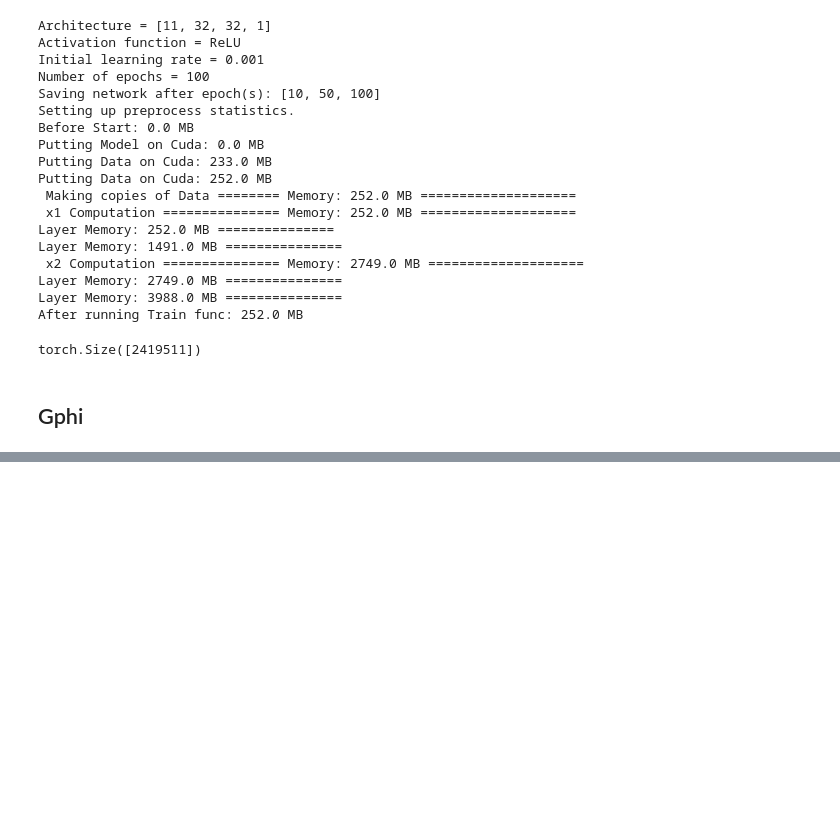
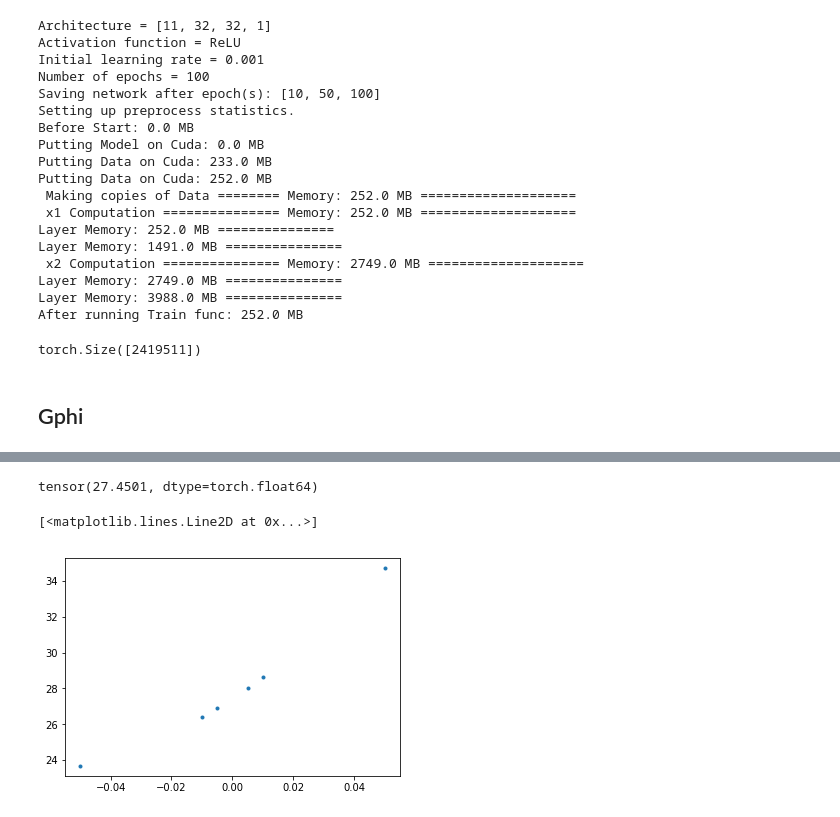
Before and after one commit to wulzer/ParametrizedClassifier, a Jupyter notebook: Example_Training.ipynb, the cells around one changed output, grey strips where cells are left out. Cells and saved outputs as stored; diff of their text form; code cells hidden in the pictures; blank space fills up the shorter version.

```diff
--- a/Example_Training.ipynb
+++ b/Example_Training.ipynb
@@ -274,0 +897,9 @@ KeyboardInterrupt:
+# %%
+td1 = OurTrainingData(['/data3/Training/TrainingData/SMTreeData/ChPsm.h5'],
+                    ['/data3/Training/TrainingData/GphiTreeData/ChPgphi5.h5',
+                     '/data3/Training/TrainingData/GphiTreeData/ChPgphi10.h5',
+                     '/data3/Training/TrainingData/GphiTreeData/ChPgphi50.h5',
+                    '/data3/Training/TrainingData/GphiTreeData/ChPgphim5.h5',
+                     '/data3/Training/TrainingData/GphiTreeData/ChPgphim10.h5',
+                     '/data3/Training/TrainingData/GphiTreeData/ChPgphim50.h5',],
+                     process = 'W+Z', parameters =['Gphi[TeV**-2]'], BSMNLimits=int(5e5))
@@ -274,0 +924,9 @@ KeyboardInterrupt:
+# %%
+td2 = OurTrainingData(['/data3/Training/TrainingData/SMTreeData/ChMsm.h5'],
+                    ['/data3/Training/TrainingData/GphiTreeData/ChMgphi5.h5',
+                     '/data3/Training/TrainingData/GphiTreeData/ChMgphi10.h5',
+                     '/data3/Training/TrainingData/GphiTreeData/ChMgphi50.h5',
+                    '/data3/Training/TrainingData/GphiTreeData/ChMgphim5.h5',
+                     '/data3/Training/TrainingData/GphiTreeData/ChMgphim10.h5',
+                     '/data3/Training/TrainingData/GphiTreeData/ChMgphim50.h5',],
+                     process = 'W-Z', parameters =['Gphi[TeV**-2]'], BSMNLimits=int(5e5))
@@ -274,0 +951,9 @@ KeyboardInterrupt:
+# %%
+GphiValues, XSs = [], []
+for i in range(6):
+    if (td1.BSMDataFiles[i].Values == td2.BSMDataFiles[i].Values):
+        GphiValues.append(td1.BSMDataFiles[i].Values[0].detach())
+        XSs.append((td1.BSMDataFiles[i].XS+td2.BSMDataFiles[i].XS).detach())
+        print(td1.BSMDataFiles[i].XS.detach())
+        print(td2.BSMDataFiles[i].XS.detach())
+        print()
@@ -274,0 +978,9 @@ KeyboardInterrupt:
+# %%
+td1.SMDataFiles[0].XS+td2.SMDataFiles[0].XS
+# %% [output]
+tensor(27.4501, dtype=torch.float64)
+# %%
+plt.plot(GphiValues, XSs, '.')
+# %% [output]
+[<matplotlib.lines.Line2D at 0x...>]
+[figure, added]
```
Also changed, not shown: parts of 26 cells of this notebook, 4 other files.
